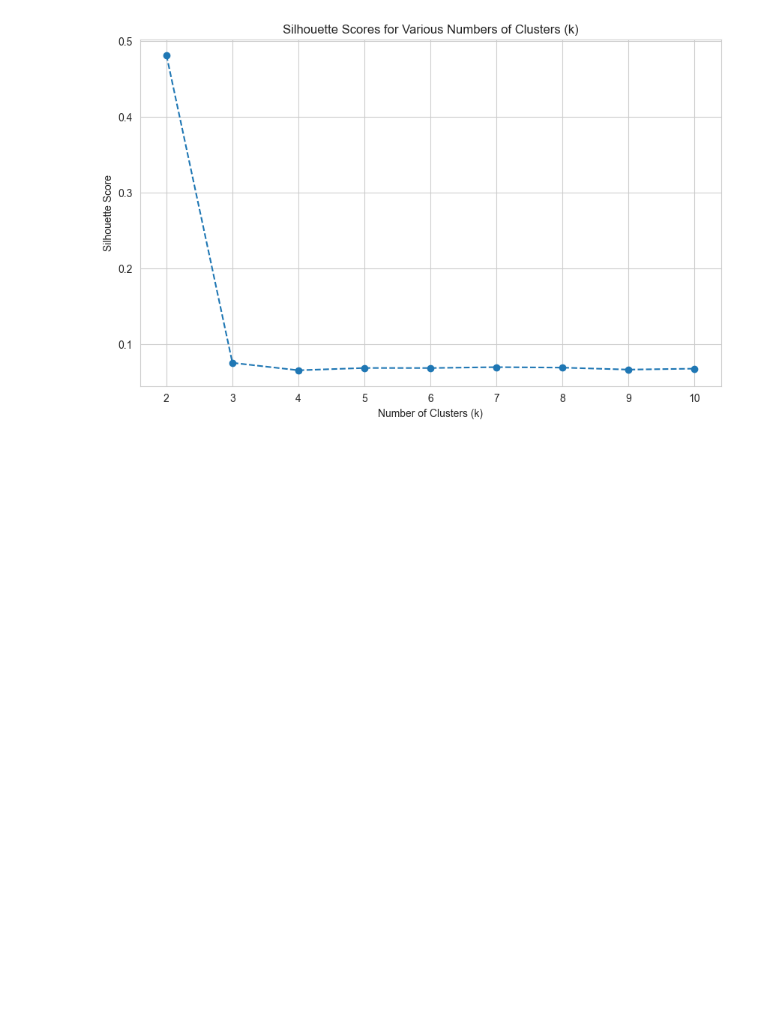
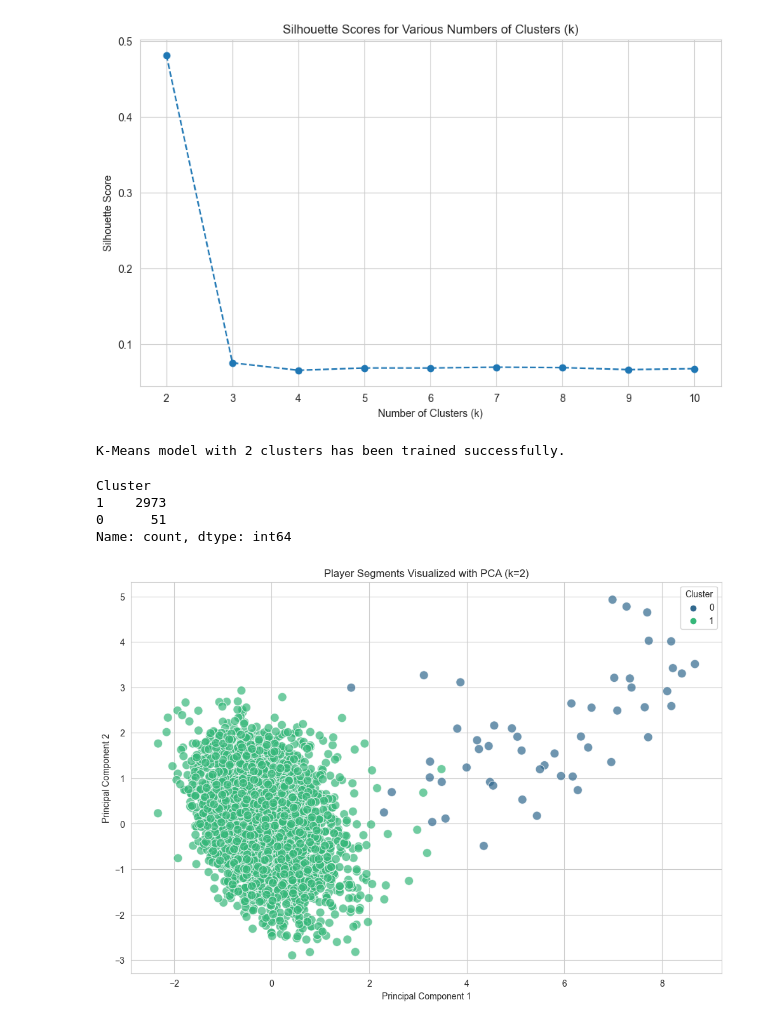
Before and after one commit to TaherBatterywala/In-App-Purchase-Spending-Analysis, a Jupyter notebook: notebook/2_Model1.ipynb, the cells around one changed output. Cells and saved outputs as stored; diff of their text form; code cells hidden in the pictures; blank space fills up the shorter version.

Commit message:
K-Means done

```diff
--- a/notebook/2_Model1.ipynb
+++ b/notebook/2_Model1.ipynb
@@ -215,3 +215,40 @@ Silhouette Score for k = 8: 0.0690
 Silhouette Score for k = 9: 0.0664
 Silhouette Score for k = 10: 0.0677
 [figure]
+# %%
+optimal_k = 2
+
+# K-Means model
+kmeans = KMeans(n_clusters=optimal_k, init='k-means++', random_state=42, n_init=10)
+cluster_labels = kmeans.fit_predict(processed_data)
+
+df['Cluster'] = cluster_labels
+
+print(f"K-Means model with {optimal_k} clusters has been trained successfully.")
+df['Cluster'].value_counts()
+# %% [output]
+K-Means model with 2 clusters has been trained successfully.
+Cluster
+1    2973
+0      51
+Name: count, dtype: int64
+# %%
+# Initialize PCA to reduce data to 2 dimensions for plotting
+pca = PCA(n_components=2, random_state=42)
+data_pca = pca.fit_transform(processed_data.toarray() if hasattr(processed_data, "toarray") else processed_data)
+
+# Create a new DataFrame for plotting
+df_pca = pd.DataFrame(data=data_pca, columns=['PCA1', 'PCA2'])
+df_pca['Cluster'] = cluster_labels
+
+# Plot the clusters
+plt.figure(figsize=(12, 8))
+sns.scatterplot(x='PCA1', y='PCA2', hue='Cluster', data=df_pca, palette='viridis', s=100, alpha=0.7)
+plt.title('Player Segments Visualized with PCA (k=2)')
+plt.xlabel('Principal Component 1')
+plt.ylabel('Principal Component 2')
+plt.legend(title='Cluster')
+plt.grid(True)
+plt.show()
+# %% [output]
+[figure, added]
```
Also changed, not shown: parts of 1 cell of this notebook.
